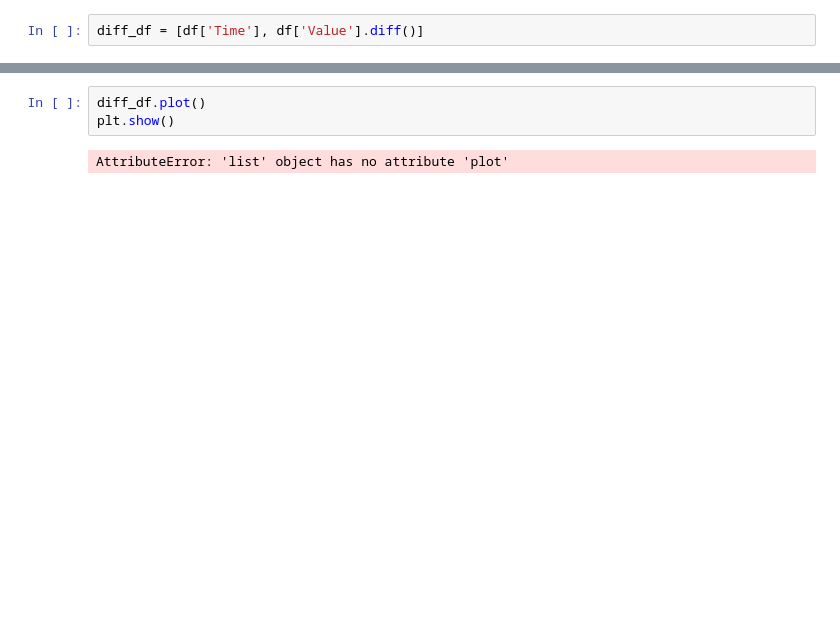
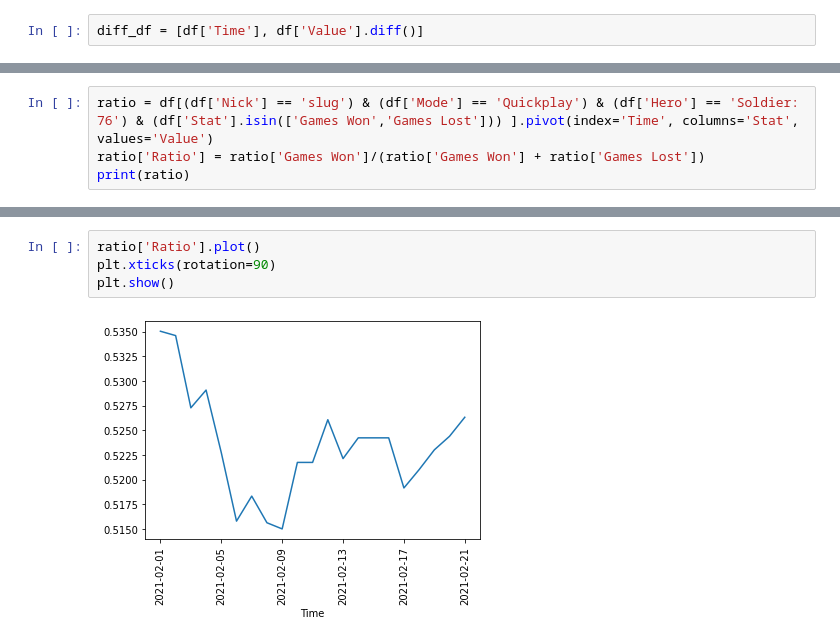
Before and after one commit to benkei83/sluggishBot, a Jupyter notebook: Untitled.ipynb, the cells around one changed output, grey strips where cells are left out. Drawn from its saved outputs; the diff is of its cells as text; blank space fills up the shorter version.

```diff
--- a/Untitled.ipynb
+++ b/Untitled.ipynb
@@ -64,0 +86,4 @@ diff_df = [df['Time'], df['Value'].diff()]
+# %%
+ratio = df[(df['Nick'] == 'slug') & (df['Mode'] == 'Quickplay') & (df['Hero'] == 'Soldier: 76') & (df['Stat'].isin(['Games Won','Games Lost'])) ].pivot(index='Time', columns='Stat', values='Value')
+ratio['Ratio'] = ratio['Games Won']/(ratio['Games Won'] + ratio['Games Lost'])
+print(ratio)
@@ -65,5 +108,6 @@ diff_df = [df['Time'], df['Value'].diff()]
 # %%
-diff_df.plot()
+ratio['Ratio'].plot()
+plt.xticks(rotation=90)
 plt.show()
 # %% [output]
-AttributeError: 'list' object has no attribute 'plot'
+[figure, added]
```
Also changed, not shown: parts of 16 cells of this notebook, 10 other files.
